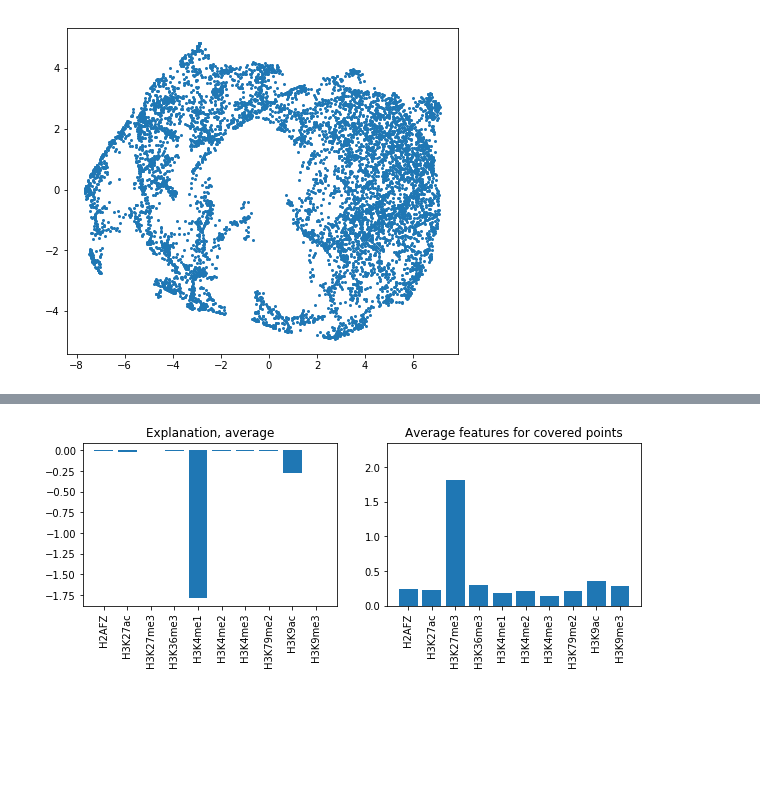
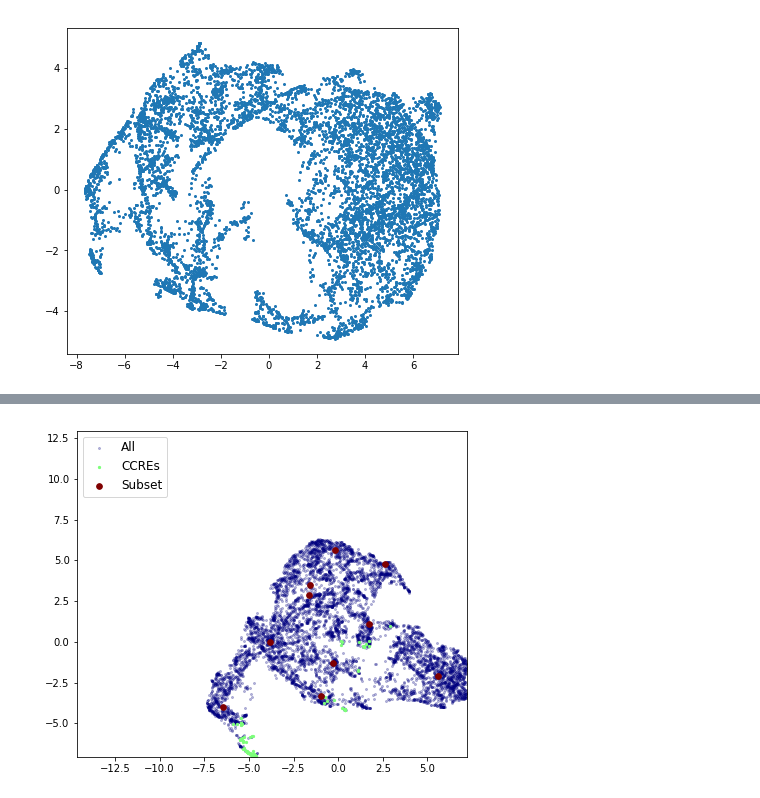
Before and after one commit to kundajelab/locusselect, a Jupyter notebook: notebooks_and_use_cases/ExplainSubmodularSelection-GurkansPrepareData.ipynb, the cells around one changed output, grey strips where cells are left out. Drawn from its saved outputs; the diff is of its cells as text; code cells hidden in the pictures; blank space fills up the shorter version.

Commit message:
updated to display ccres and compute correlation contribs right

```diff
--- a/notebooks_and_use_cases/ExplainSubmodularSelection-GurkansPrepareData.ipynb
+++ b/notebooks_and_use_cases/ExplainSubmodularSelection-GurkansPrepareData.ipynb
@@ -472,7 +461,7 @@ def get_feature_explanations(feature_matrix, selected_exemplars, similarity_func
                                                           features_of_secondbest_exemplar=features_of_secondbest_exemplar)
             feature_contributions_for_each_point.append(feature_contributions)
 
-        exemplar_explanations.append(np.mean(feature_contributions_for_each_point, axis=0))
+        exemplar_explanations.append(np.sum(feature_contributions_for_each_point, axis=0))
 
     return exemplar_explanations, exemplar_avg_of_represented_points
 
@@ -487,38 +476,62 @@ def negative_squared_corr_similarityfunc(a, b):
     return np.corrcoef(a, b)[0, 1]
 
 def corr_explain_diff_from_ref(features_of_point, features_of_exemplar, features_of_secondbest_exemplar):
-    return (features_of_point * features_of_exemplar
-            - features_of_point * features_of_secondbest_exemplar)
-
-
-
-explanations, avg_of_represented_points = get_feature_explanations(
-    feature_matrix=data,
-    selected_exemplars=SubsetInds[:10],
-    similarity_func=negative_squared_corr_similarityfunc,
-    explain_diff_from_ref=negsquaredeuclidean_explain_diff_from_ref)
+    norm_features_of_point = (features_of_point - np.mean(features_of_point))/np.std(features_of_point)
+    norm_features_of_exemplar = (features_of_exemplar - np.mean(features_of_exemplar))/np.std(features_of_exemplar)
+    norm_features_of_secondbest_exemplar = (features_of_secondbest_exemplar
+                                            - np.mean(features_of_secondbest_exemplar))/np.std(
+                                            features_of_secondbest_exemplar)
+    num_features = len(features_of_point)
+    return ((norm_features_of_point * norm_features_of_exemplar)
+            - norm_features_of_point * norm_features_of_secondbest_exemplar)/num_features
 # %%
-from matplotlib import pyplot as plt
-plt.rcParams["figure.figsize"] = (10,3)
+#VISUALIZE THE FIRST 10 ELEMENTS OF THE SUBSET IN THE EMBEDDING
+ss_size = 10
+size_dict = { 'Subset' : 32, 'CCREs': 5, 'All' : 4 }
+alpha_dict = { 'Subset' : 1, 'CCREs': 1, 'All' : 0.25 }
 
-markNames_abbr = [name.replace("-human", "") for name in markNames]
+for locus, SSIndex, gains, data, embedding, ccre_indices in zip (
+                                            lociList, histone_SSIndex_list, gains_list,
+                                            histone_data_list, histone_embedding_list,
+                                            ccre_indices_in_histone_bed_list) :
+    print(locus)
+    SubsetInds = SSIndex[:ss_size]
+    num_labels, label_dict = makeGeneralAnnotation ( [ccre_indices, SubsetInds],
+        ['CCREs', 'Subset'], k = np.shape(embedding)[0] )
+    plot_embedding_2d(embedding, num_labels, label_dict, s_dict = size_dict, a_dict = alpha_dict  )
+    plt.show()
 
-max_y = np.max(avg_of_represented_points) + 0.1
+    explanations, avg_of_represented_points = get_feature_explanations(
+            feature_matrix=data,
+            selected_exemplars=SubsetInds,
+            similarity_func=negative_squared_corr_similarityfunc,
+            explain_diff_from_ref=corr_explain_diff_from_ref)
 
-for explanation, avg_features in zip(explanations,avg_of_represented_points):
-    plt.subplot(1, 2, 1)
-    plt.bar(np.arange(len(explanation)), explanation)
-    plt.xticks(np.arange(len(explanation)), markNames_abbr, rotation=90)
-    plt.title("Explanation, average")
-    #plt.show()
+    from matplotlib import pyplot as plt
+    markNames_abbr = [name.replace("-human", "") for name in markNames]
+    max_y = max(np.max(avg_of_represented_points),
+                np.max([data[exemplar_idx] for exemplar_idx in SubsetInds])) + 0.1
+    for explanation, avg_features, exemplar_idx, gain,  in zip(explanations,
+                                                                     avg_of_represented_points,
+                                                                     SubsetInds,
+                                                                     gains[:ss_size]):
 
+        umap_embedding_loc = embedding[exemplar_idx]
+        print("UMAP loc", umap_embedding_loc, "Gain", gain, "sumexp", np.sum(explanation))
+        plt.figure(figsize=(10,3))
+        plt.subplot(1, 2, 1)
+        plt.bar(np.arange(len(explanation)), explanation)
+        plt.xticks(np.arange(len(explanation)), markNames_abbr, rotation=90)
+        plt.title("Improvement in total corr due to feature")
+        #plt.show()
 
-
-    plt.subplot(1, 2, 2)
-    plt.bar(np.arange(len(explanation)), avg_features)
-    plt.xticks(np.arange(len(explanation)), markNames_abbr, rotation=90)
-    plt.title("Average features for covered points")
-    axes = plt.gca()
-    axes.set_ylim([0,max_y])
-    plt.show()
+        plt.subplot(1, 2, 2)
+        plt.bar(np.arange(len(explanation))-0.25, avg_features, 0.5)
+        plt.xticks(np.arange(len(explanation)), markNames_abbr, rotation=90)
+        plt.title("Blue: covered point features, Orange: exemplar features")
+        plt.bar(np.arange(len(explanation))+0.25, data[exemplar_idx], 0.5)
+        plt.xticks(np.arange(len(explanation)), markNames_abbr, rotation=90)
+        axes = plt.gca()
+        axes.set_ylim([0,max_y])
+        plt.show()
 # %% [output]
@@ -525 +542 @@ for explanation, avg_features in zip(explanations,avg_of_represented_points):
-[figure, old version]
+[figure, new version]
```
Also changed, not shown: parts of 5 cells of this notebook.
